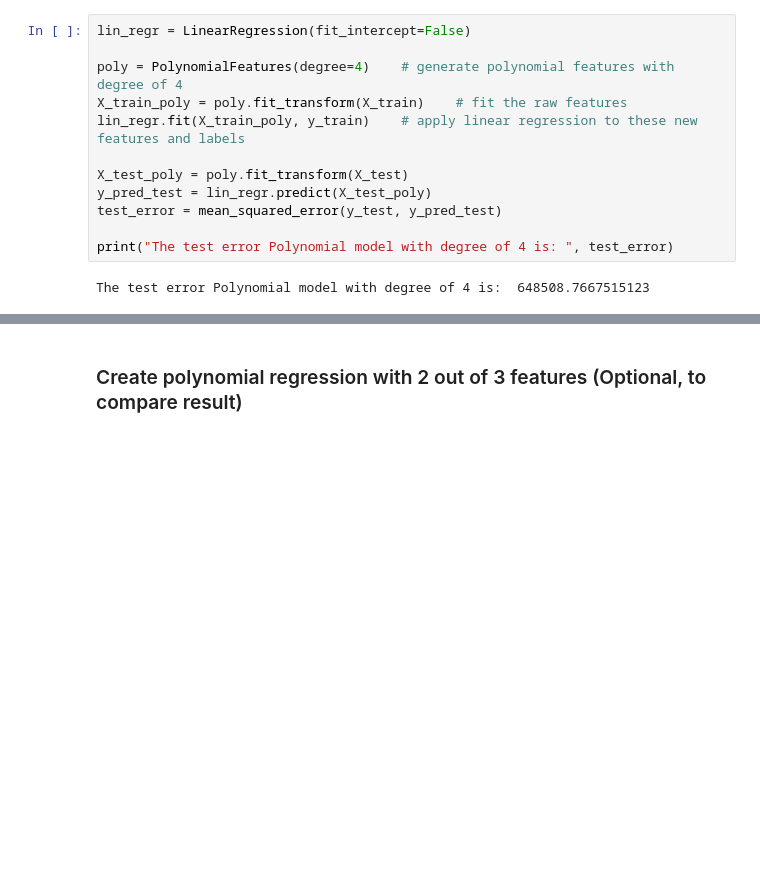
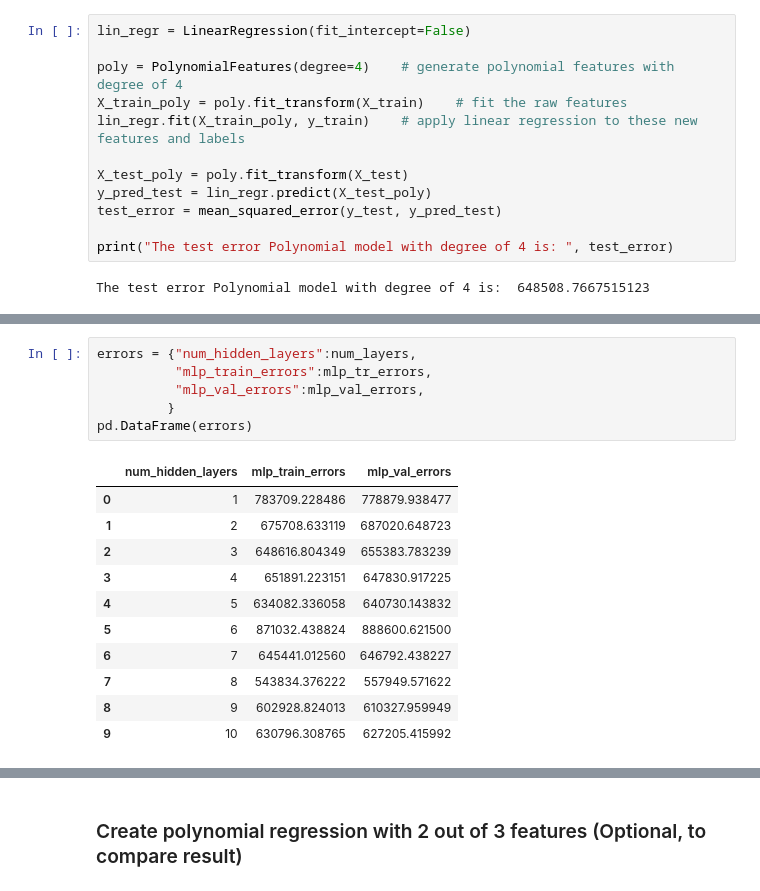
Before and after one commit to tamdnguyen/House-Price-Prediction, a Jupyter notebook: Machine Learning Models/Polynomial Regression + Multi-layer Perceptron.ipynb, the cells around one changed output, grey strips where cells are left out. Saved outputs shown, nothing was run; the diff lists cells and outputs as text; blank space fills up the shorter version.

```diff
--- a/Machine Learning Models/Polynomial Regression + Multi-layer Perceptron.ipynb
+++ b/Machine Learning Models/Polynomial Regression + Multi-layer Perceptron.ipynb
@@ -205,0 +252,18 @@ For regularization strength and learning rate, default values are used.
+# %%
+errors = {"num_hidden_layers":num_layers,
+          "mlp_train_errors":mlp_tr_errors,
+          "mlp_val_errors":mlp_val_errors,
+         }
+pd.DataFrame(errors)
+# %% [output]
+|  | num_hidden_layers | mlp_train_errors | mlp_val_errors |
+| 0 | 1 | 783709.228486 | 778879.938477 |
+| 1 | 2 | 675708.633119 | 687020.648723 |
+| 2 | 3 | 648616.804349 | 655383.783239 |
+| 3 | 4 | 651891.223151 | 647830.917225 |
+| 4 | 5 | 634082.336058 | 640730.143832 |
+| 5 | 6 | 871032.438824 | 888600.621500 |
+| 6 | 7 | 645441.012560 | 646792.438227 |
+| 7 | 8 | 543834.376222 | 557949.571622 |
+| 8 | 9 | 602928.824013 | 610327.959949 |
+| 9 | 10 | 630796.308765 | 627205.415992 |
```
Also changed, not shown: parts of 9 cells of this notebook.
